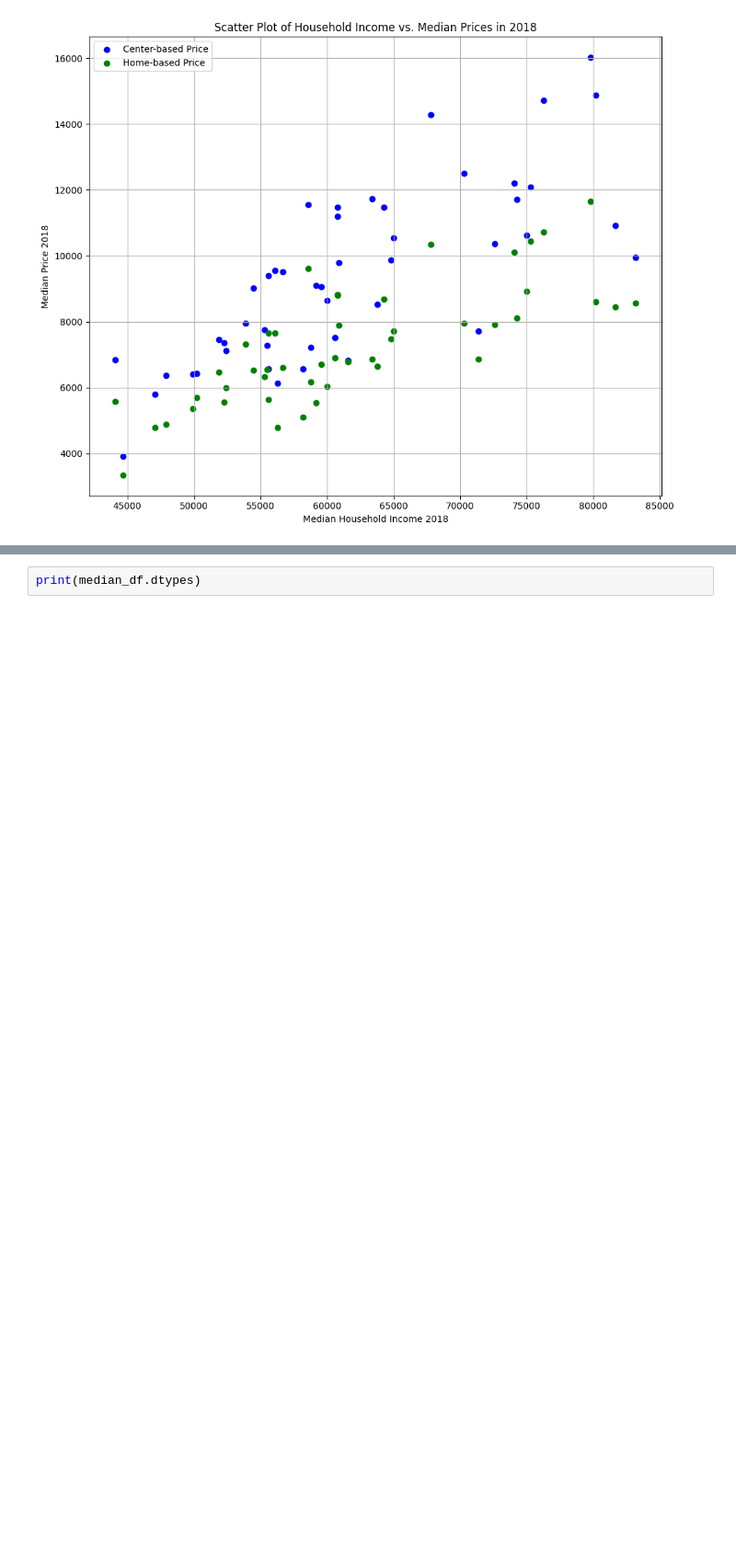
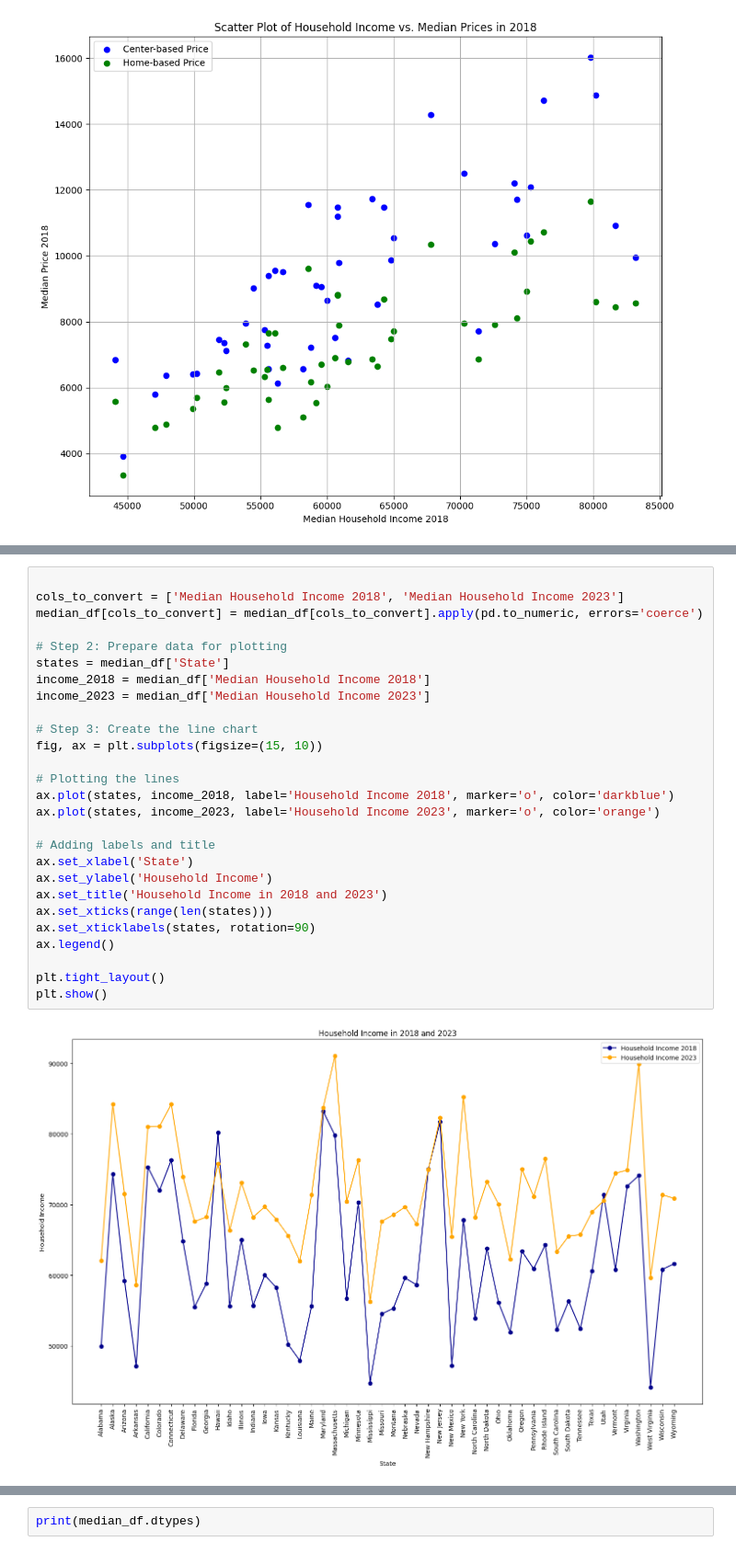
Before and after one commit to Clivesay1/Project-1, a Jupyter notebook: GetCharted.ipynb, the cells around one changed output, grey strips where cells are left out. Shown at 92% size. Cells and saved outputs as stored; diff of their text form; blank space fills up the shorter version.

```diff
--- a/GetCharted.ipynb
+++ b/GetCharted.ipynb
@@ -139,3 +173,32 @@ plt.show()
+# %%
+
+cols_to_convert = ['Median Household Income 2018', 'Median Household Income 2023']
+median_df[cols_to_convert] = median_df[cols_to_convert].apply(pd.to_numeric, errors='coerce')
+
+# Step 2: Prepare data for plotting
+states = median_df['State']
+income_2018 = median_df['Median Household Income 2018']
+income_2023 = median_df['Median Household Income 2023']
+
+# Step 3: Create the line chart
+fig, ax = plt.subplots(figsize=(15, 10))
+
+# Plotting the lines
+ax.plot(states, income_2018, label='Household Income 2018', marker='o', color='darkblue')
+ax.plot(states, income_2023, label='Household Income 2023', marker='o', color='orange')
+
+# Adding labels and title
+ax.set_xlabel('State')
+ax.set_ylabel('Household Income')
+ax.set_title('Household Income in 2018 and 2023')
+ax.set_xticks(range(len(states)))
+ax.set_xticklabels(states, rotation=90)
+ax.legend()
+
+plt.tight_layout()
+plt.show()
+# %% [output]
+[figure, added]
 # %%
 
 tennessee_data = median_df[median_df['State'] == 'Tennessee']
```
Also changed, not shown: parts of 3 cells of this notebook.
